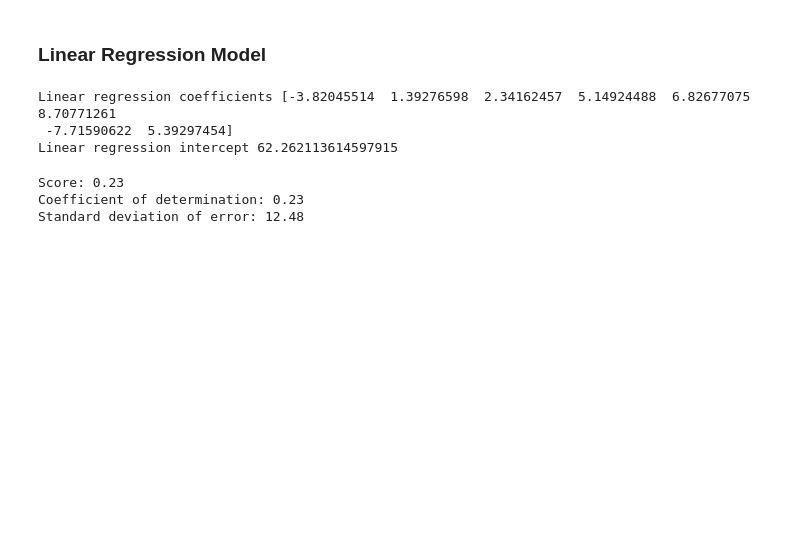
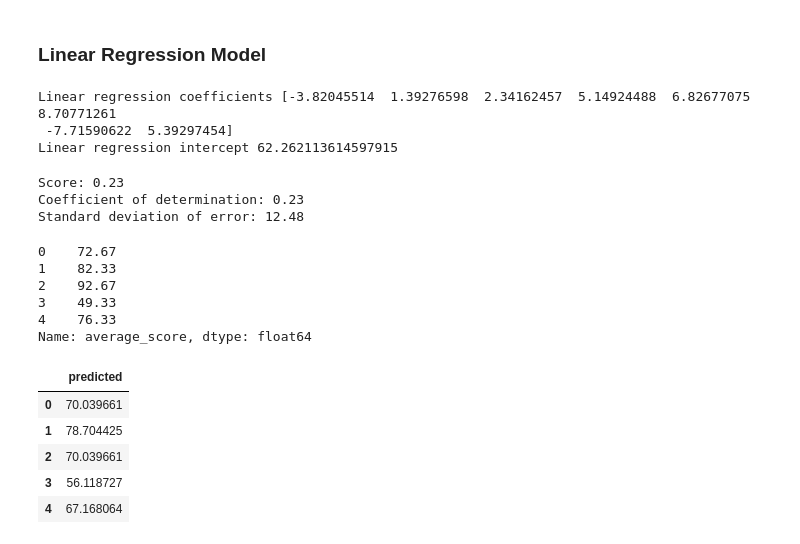
Before and after one commit to souadg/CAS-ADS-Project2, a Jupyter notebook: M2_Project_Elias_Souad_v2_.ipynb, the cells around one changed output. Drawn from its saved outputs; the diff is of its cells as text; code cells hidden in the pictures; blank space fills up the shorter version.

```diff
--- a/M2_Project_Elias_Souad_v2_.ipynb
+++ b/M2_Project_Elias_Souad_v2_.ipynb
@@ -504,3 +504,24 @@ print('Standard deviation of error: %.2f'
 Score: 0.23
 Coefficient of determination: 0.23
 Standard deviation of error: 12.48
+# %%
+average_score.head()
+# %% [output]
+0    72.67
+1    82.33
+2    92.67
+3    49.33
+4    76.33
+Name: average_score, dtype: float64
+# %%
+y_pred = linreg.predict(df_predictors_encoded).T
+type(y_pred)
+y_pred = pd.DataFrame(y_pred, columns = ["predicted"])
+y_pred.head()
+# %% [output]
+|  | predicted |
+| 0 | 70.039661 |
+| 1 | 78.704425 |
+| 2 | 70.039661 |
+| 3 | 56.118727 |
+| 4 | 67.168064 |
```
Also changed, not shown: parts of 1 cell of this notebook.
